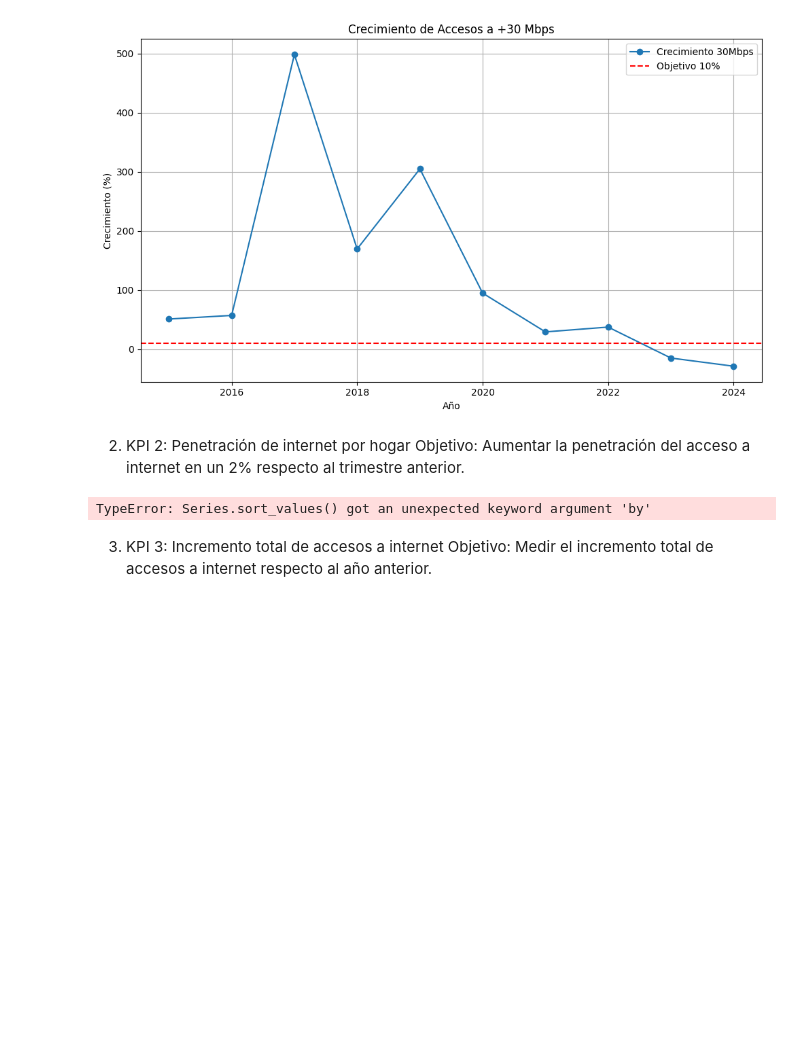
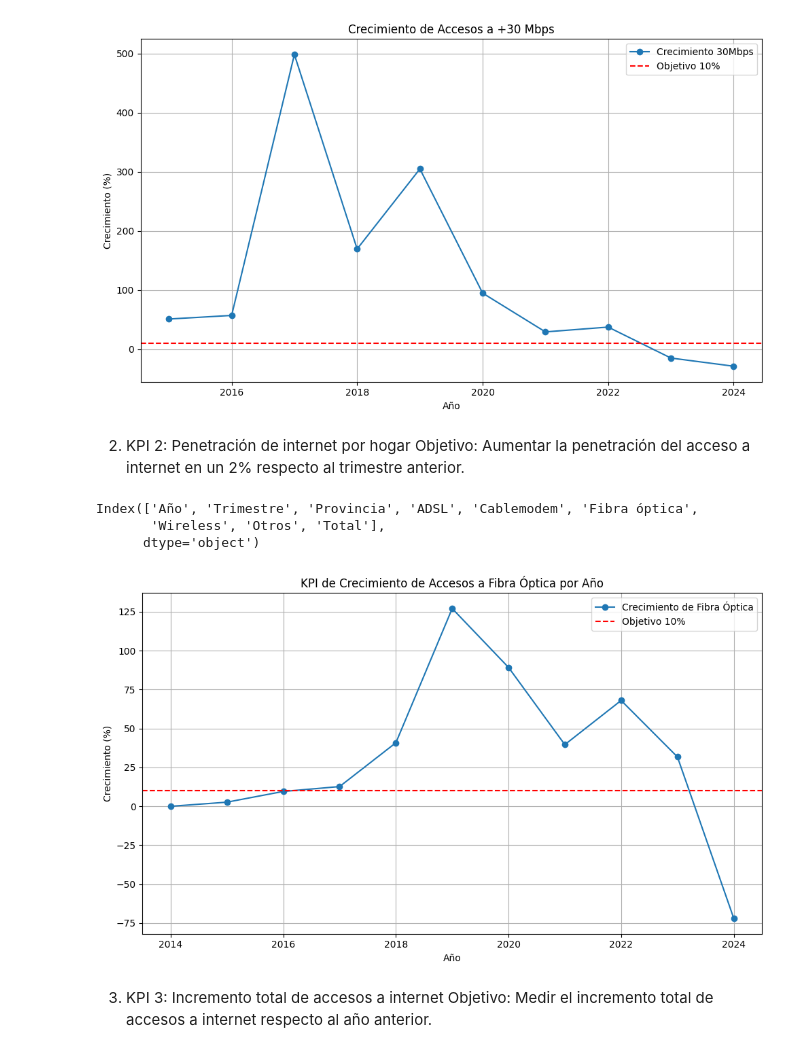
Before and after one commit to lucho28/Telcom_DataAnalyst, a Jupyter notebook: EDA.ipynb, the cells around one changed output. Cells and saved outputs as stored; diff of their text form; code cells hidden in the pictures; blank space fills up the shorter version.

```diff
--- a/EDA.ipynb
+++ b/EDA.ipynb
@@ -714,37 +731,37 @@ plt.show()
 # %% [markdown]
 2. KPI 2: Penetración de internet por hogar
 Objetivo: Aumentar la penetración del acceso a internet en un 2% respecto al trimestre anterior.
-# %%
-df_accesos_por_tecnologia= df_accesos_por_tecnologia.isna().sum()
+# %%
+df_accesos_por_tecnologia.columns
+# %% [output]
+Index(['Año', 'Trimestre', 'Provincia', 'ADSL', 'Cablemodem', 'Fibra óptica',
+       'Wireless', 'Otros', 'Total'],
+      dtype='object')
 # %%
-# Asegurarse de que 'Accesos_Fibra' es una serie de pandas
-df_accesos_por_tecnologia['Accesos_Fibra'] = df_accesos_por_tecnologia['Fibra óptica']
+import matplotlib.pyplot as plt
 
-# Ordenar los datos por 'Año' para aplicar shift de forma correcta
-df_accesos_por_tecnologia = df_accesos_por_tecnologia.sort_values(by=['Año'])
+# Agrupar los datos por 'Año' y sumar los accesos para cada año
+df_fibra_agrupado = df_accesos_por_tecnologia.groupby('Año')['Fibra óptica'].sum().reset_index()
 
-# Calcular el KPI de crecimiento de accesos para Fibra Óptica
-df_accesos_por_tecnologia['KPI_Crecimiento_Fibra'] = (
-    (df_accesos_por_tecnologia['Accesos_Fibra'] - df_accesos_por_tecnologia['Accesos_Fibra'].shift(1)) /
-    df_accesos_por_tecnologia['Accesos_Fibra'].shift(1)
-) * 100
+# Calcular el crecimiento porcentual año a año
+df_fibra_agrupado['KPI_Crecimiento_Fibra'] = df_fibra_agrupado['Fibra óptica'].pct_change() * 100
 
-# Verificar que la columna de accesos no tiene ceros para evitar divisiones por cero
-df_accesos_por_tecnologia['KPI_Crecimiento_Fibra'] = df_accesos_por_tecnologia['KPI_Crecimiento_Fibra'].replace([np.inf, -np.inf], np.nan)
+# Rellenar los valores NaN con 0
+df_fibra_agrupado['KPI_Crecimiento_Fibra'] = df_fibra_agrupado['KPI_Crecimiento_Fibra'].fillna(0)
 
-# Visualización del KPI para Fibra Óptica
+# Visualización del KPI de Crecimiento para Fibra Óptica
 plt.figure(figsize=(10, 6))
-plt.plot(df_accesos_por_tecnologia['Año'], df_accesos_por_tecnologia['KPI_Crecimiento_Fibra'], marker='o', label='Crecimiento Fibra Óptica')
-plt.axhline(y=5, color='r', linestyle='--', label='Objetivo 5%')
-plt.title('Crecimiento de Accesos de Fibra Óptica')
+plt.plot(df_fibra_agrupado['Año'], df_fibra_agrupado['KPI_Crecimiento_Fibra'], marker='o', label='Crecimiento de Fibra Óptica')
+plt.axhline(y=10, color='r', linestyle='--', label='Objetivo 10%')
+plt.title('KPI de Crecimiento de Accesos a Fibra Óptica por Año')
 plt.xlabel('Año')
 plt.ylabel('Crecimiento (%)')
 plt.legend()
 plt.grid(True)
 plt.tight_layout()
 plt.show()
 # %% [output]
-TypeError: Series.sort_values() got an unexpected keyword argument 'by'
+[figure, added]
 # %% [markdown]
 3. KPI 3: Incremento total de accesos a internet
 Objetivo: Medir el incremento total de accesos a internet respecto al año anterior.
```
Also changed, not shown: parts of 9 cells of this notebook, 1 other file.
